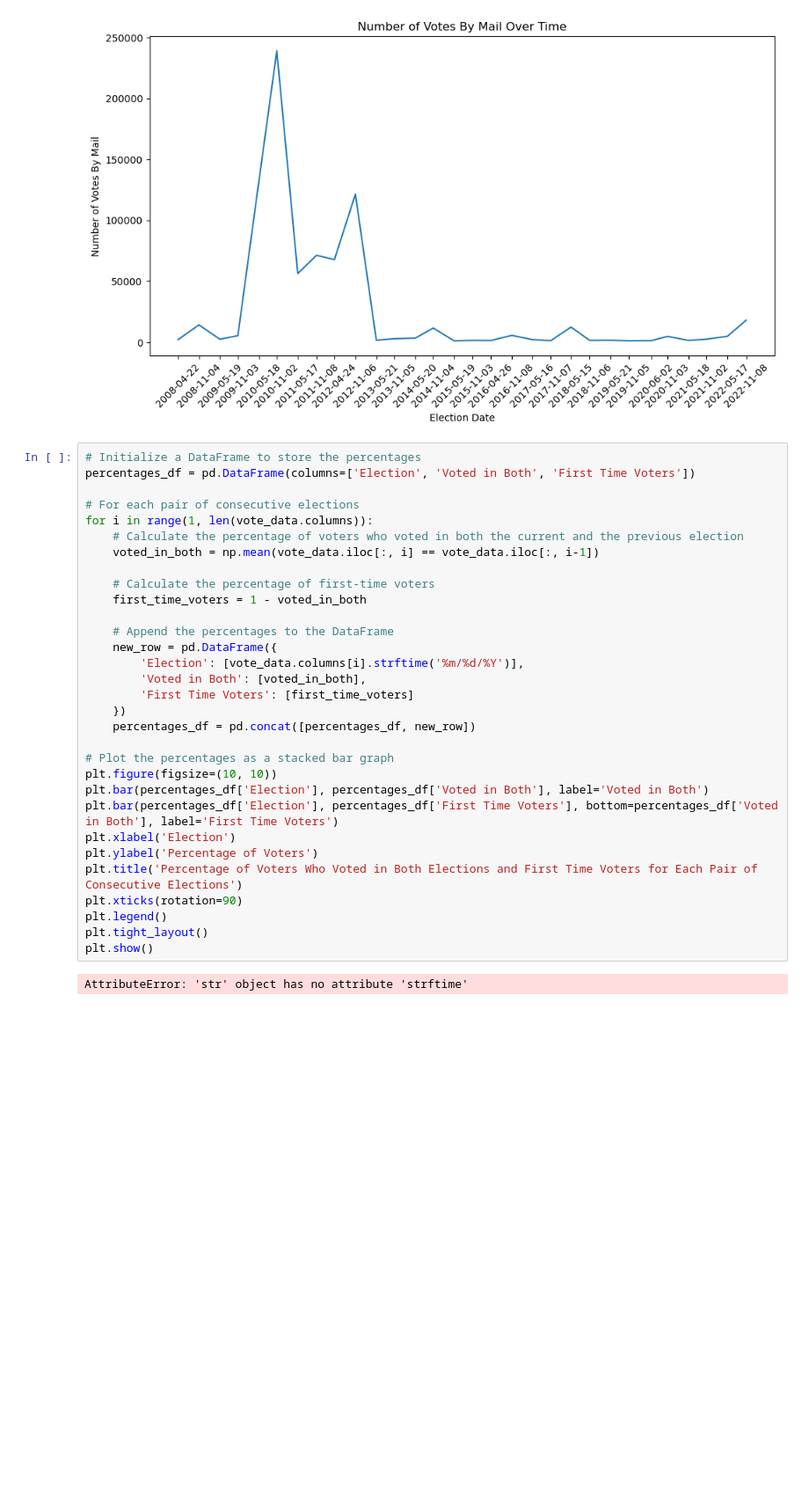
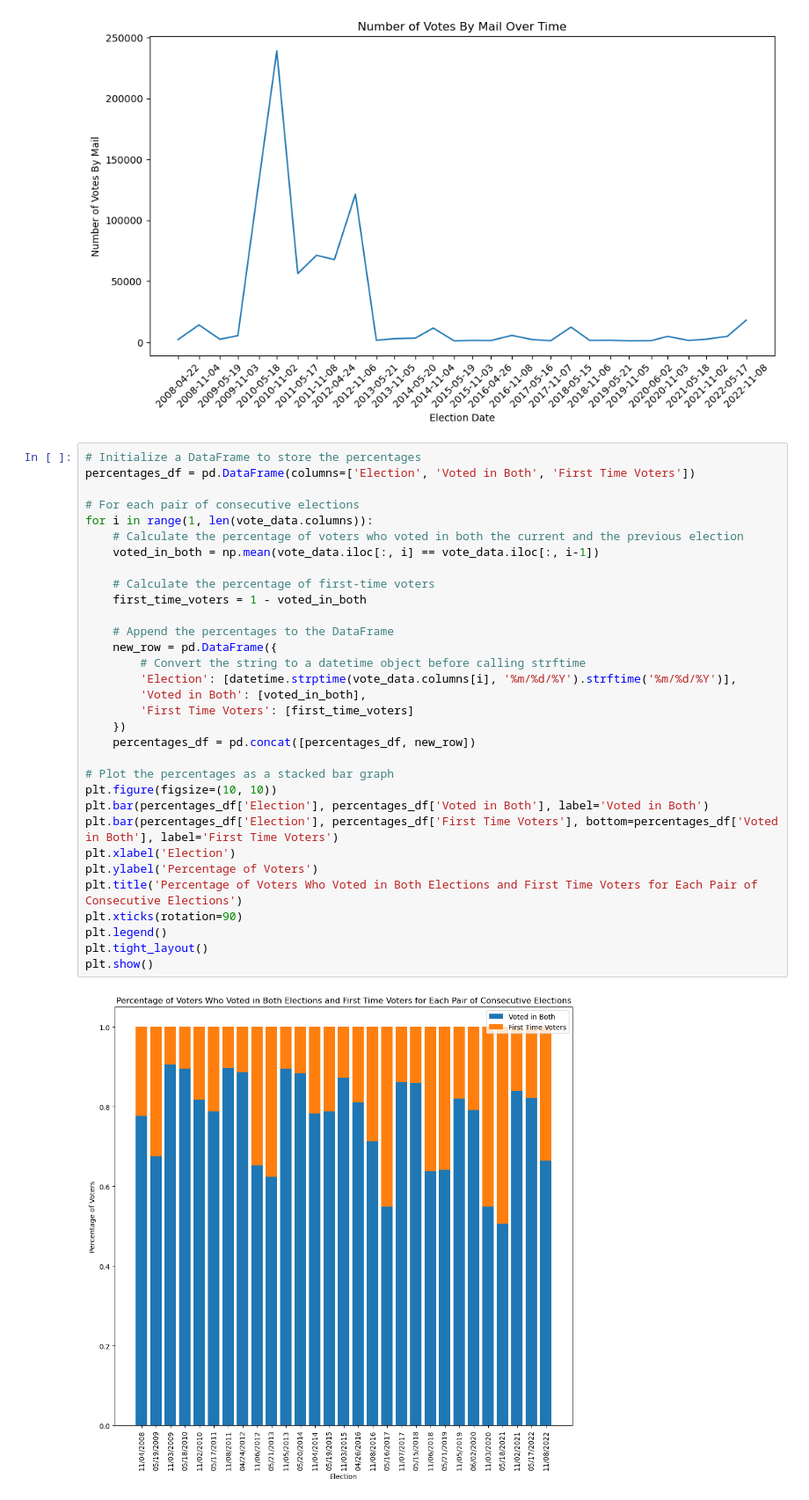
Before and after one commit to aaronzberger/VoterPrediction, a Jupyter notebook: EDA.ipynb, the cells around one changed output. Shown at 88% size. Saved outputs shown, nothing was run; the diff lists cells and outputs as text; blank space fills up the shorter version.

Commit message:
voting in multiple elections fix

```diff
--- a/EDA.ipynb
+++ b/EDA.ipynb
@@ -360,32 +360,33 @@ plt.show()
 # Initialize a DataFrame to store the percentages
 percentages_df = pd.DataFrame(columns=['Election', 'Voted in Both', 'First Time Voters'])
 
 # For each pair of consecutive elections
 for i in range(1, len(vote_data.columns)):
     # Calculate the percentage of voters who voted in both the current and the previous election
     voted_in_both = np.mean(vote_data.iloc[:, i] == vote_data.iloc[:, i-1])
 
     # Calculate the percentage of first-time voters
     first_time_voters = 1 - voted_in_both
 
     # Append the percentages to the DataFrame
     new_row = pd.DataFrame({
-        'Election': [vote_data.columns[i].strftime('%m/%d/%Y')],
+        # Convert the string to a datetime object before calling strftime
+        'Election': [datetime.strptime(vote_data.columns[i], '%m/%d/%Y').strftime('%m/%d/%Y')],
         'Voted in Both': [voted_in_both],
         'First Time Voters': [first_time_voters]
     })
     percentages_df = pd.concat([percentages_df, new_row])
 
 # Plot the percentages as a stacked bar graph
 plt.figure(figsize=(10, 10))
 plt.bar(percentages_df['Election'], percentages_df['Voted in Both'], label='Voted in Both')
 plt.bar(percentages_df['Election'], percentages_df['First Time Voters'], bottom=percentages_df['Voted in Both'], label='First Time Voters')
 plt.xlabel('Election')
 plt.ylabel('Percentage of Voters')
 plt.title('Percentage of Voters Who Voted in Both Elections and First Time Voters for Each Pair of Consecutive Elections')
 plt.xticks(rotation=90)
 plt.legend()
 plt.tight_layout()
 plt.show()
 # %% [output]
-AttributeError: 'str' object has no attribute 'strftime'
+[figure, added]
```
